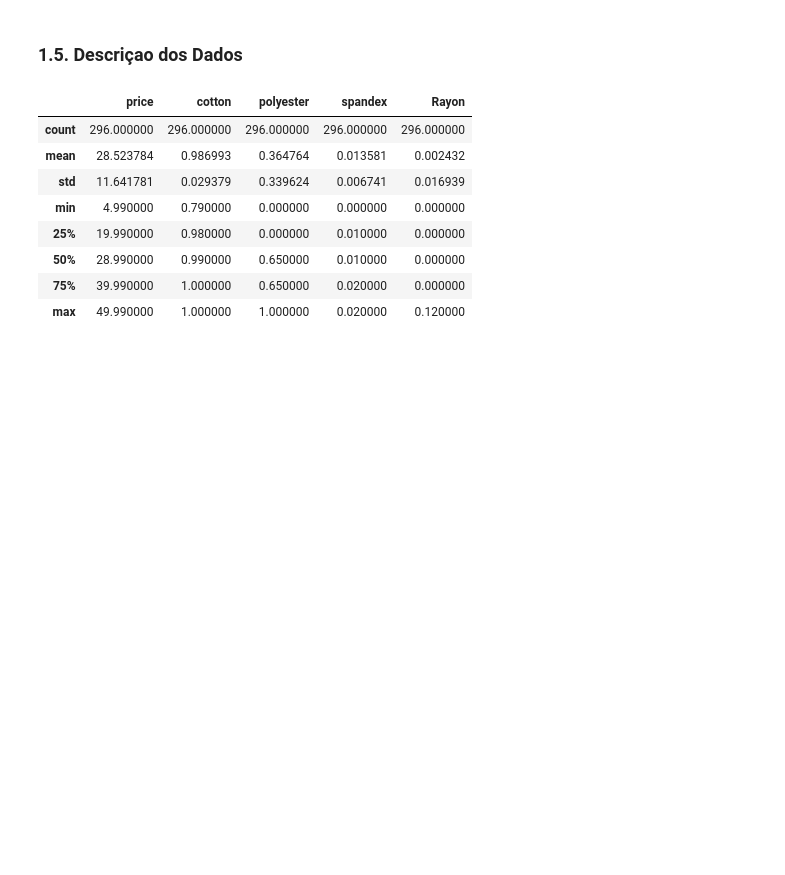
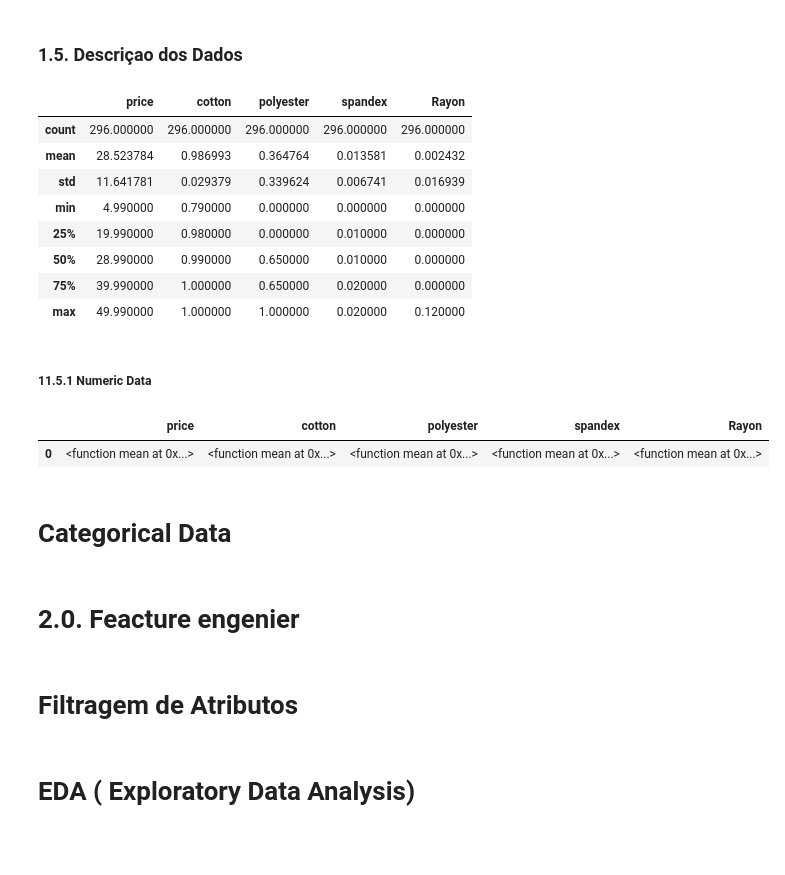
Before and after one commit to HallanMiranda/ds_dev_webscraping, a Jupyter notebook: analise_exploratory.ipynb, the cells around one changed output. Cells and saved outputs as stored; diff of their text form; code cells hidden in the pictures; blank space fills up the shorter version.

```diff
--- a/analise_exploratory.ipynb
+++ b/analise_exploratory.ipynb
@@ -43,3 +62,5 @@ Number of Colss: 15
+# %%
+df1['scrapy_datetime'] = pd.to_datetime(df1['scrapy_datetime'])
 # %%
 df1.dtypes
 # %% [output]
@@ -110,5 +128,10 @@ SyntaxError: invalid syntax (2584812652.py, line 1)
+# %%
+df1 = df1.drop( columns=[ 'size_number', 'size_model'])
 # %% [markdown]
 ### 1.5. <font color='F37126'> Descriçao dos Dados </font>
+# %%
+num_atributes = df1.select_dtypes( include=['int64', 'float64'])
+cat_atributes = df1.select_dtypes( exclude=['int64', 'float64', 'datetime64[ns]'])
 # %%
 df1.describe()
 # %% [output]
@@ -121,3 +144,37 @@ df1.describe()
 | 50% | 28.990000 | 0.990000 | 0.650000 | 0.010000 | 0.000000 |
 | 75% | 39.990000 | 1.000000 | 0.650000 | 0.020000 | 0.000000 |
 | max | 49.990000 | 1.000000 | 1.000000 | 0.020000 | 0.120000 |
+# %% [markdown]
+##### 11.5.1 <font color='F37126'> Numeric Data </font>
+# %%
+# tendencia central -Média e Mediana
+
+t1 = pd.DataFrame( num_atributes.apply(lambda x: (np.mean))).T
+t2 = pd.DataFrame( num_atributes.apply(lambda x: (np.mean)) ).T
+
+# Disperson - std, Min, MAx, range, skew, Kurtose
+
+d1 = pd.DataFrame(num_atributes.apply(np.std)).T
+d2 = pd.DataFrame(num_atributes.apply(np.min)).T
+d3 = pd.DataFrame(num_atributes.apply(np.max)).T
+d4 = pd.DataFrame(num_atributes.apply(lambda x: x.max() - x.min() ) ).T
+d5 = pd.DataFrame(num_atributes.apply(lambda x: x.skew() ) ).T
+d6 = pd.DataFrame(num_atributes.apply(lambda x: x.kurtosis() ) ).T
+
+# Concat
+m1 = pd.concat( [d2,d3,d4,t1,t2,]
+# %%
+t1
+# %% [output]
+|  | price | cotton | polyester | spandex | Rayon |
+| 0 | <function mean at 0x...> | <function mean at 0x...> | <function mean at 0x...> | <function mean at 0x...> | <function mean at 0x...> |
+# %% [markdown]
+# <font color='F37126'> Categorical Data </font>
+# %% [markdown]
+# 2.0. <font color='F37126'> Feacture engenier </font>
+# %% [markdown]
+#  <font color='F37126'> Filtragem de Atributos </font>
+# %% [markdown]
+# <font color='F37126'> EDA ( Exploratory Data Analysis)   </font>
+# %% [markdown]
+# <font color='F37126'>  </font>
```
Also changed, not shown: parts of 6 cells of this notebook, 1 other file.
